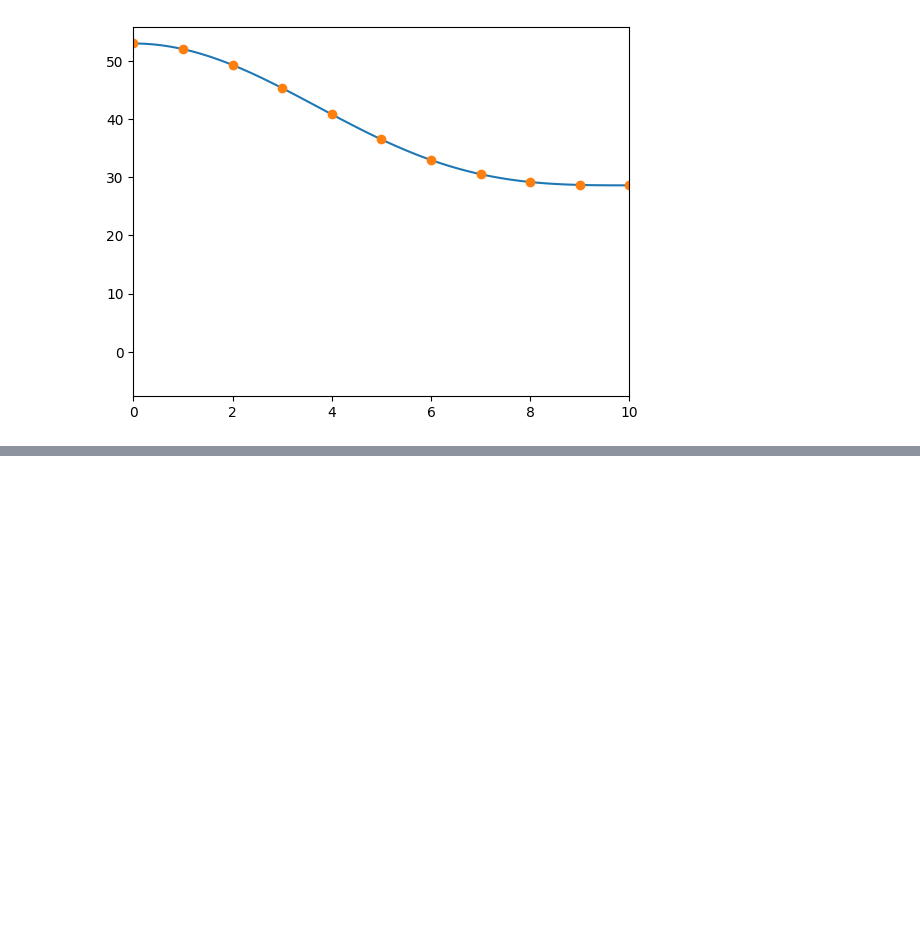
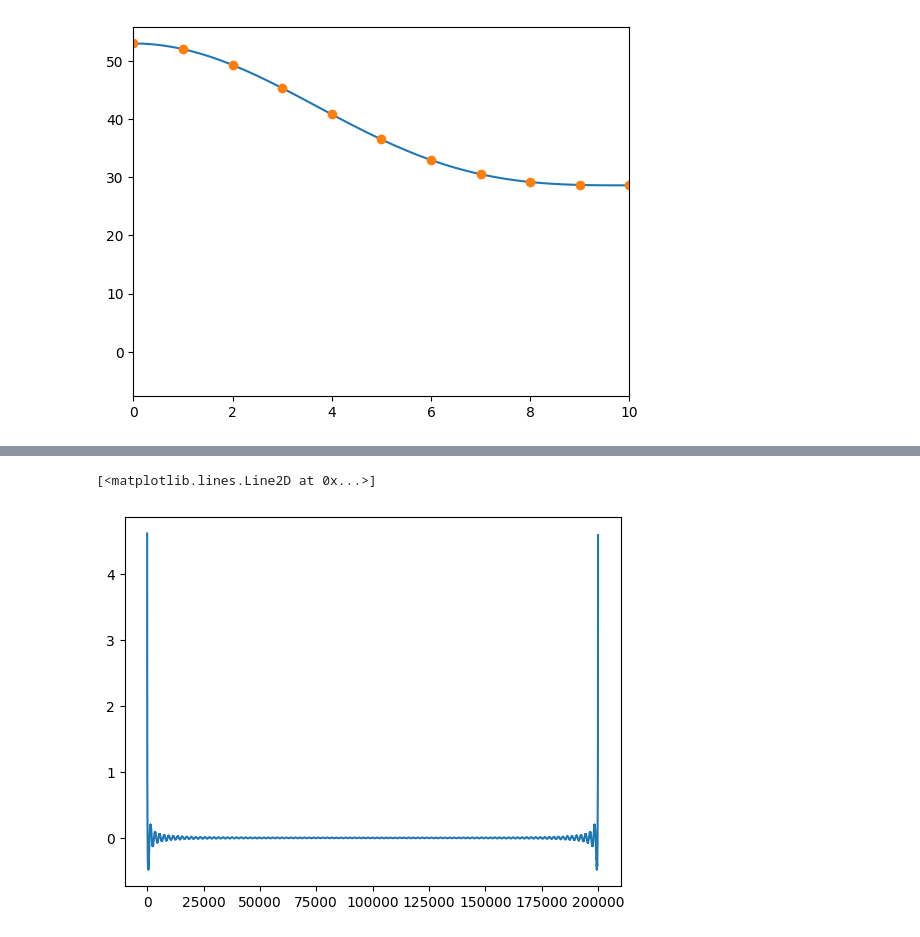
Before and after one commit to mohanagr/braindump, a Jupyter notebook: corr func flicker noise.ipynb, the cells around one changed output, grey strips where cells are left out. Drawn from its saved outputs; the diff is of its cells as text; code cells hidden in the pictures; blank space fills up the shorter version.

```diff
--- a/corr func flicker noise.ipynb
+++ b/corr func flicker noise.ipynb
@@ -63,0 +73,5 @@ array([2.02622102e-01, 2.02622104e-01, 2.02622110e-01, ...,
+# %%
+plt.plot(acf_dft*N/2)
+# %% [output]
+[<matplotlib.lines.Line2D at 0x...>]
+[figure, added]
```
Also changed, not shown: parts of 16 cells of this notebook.
